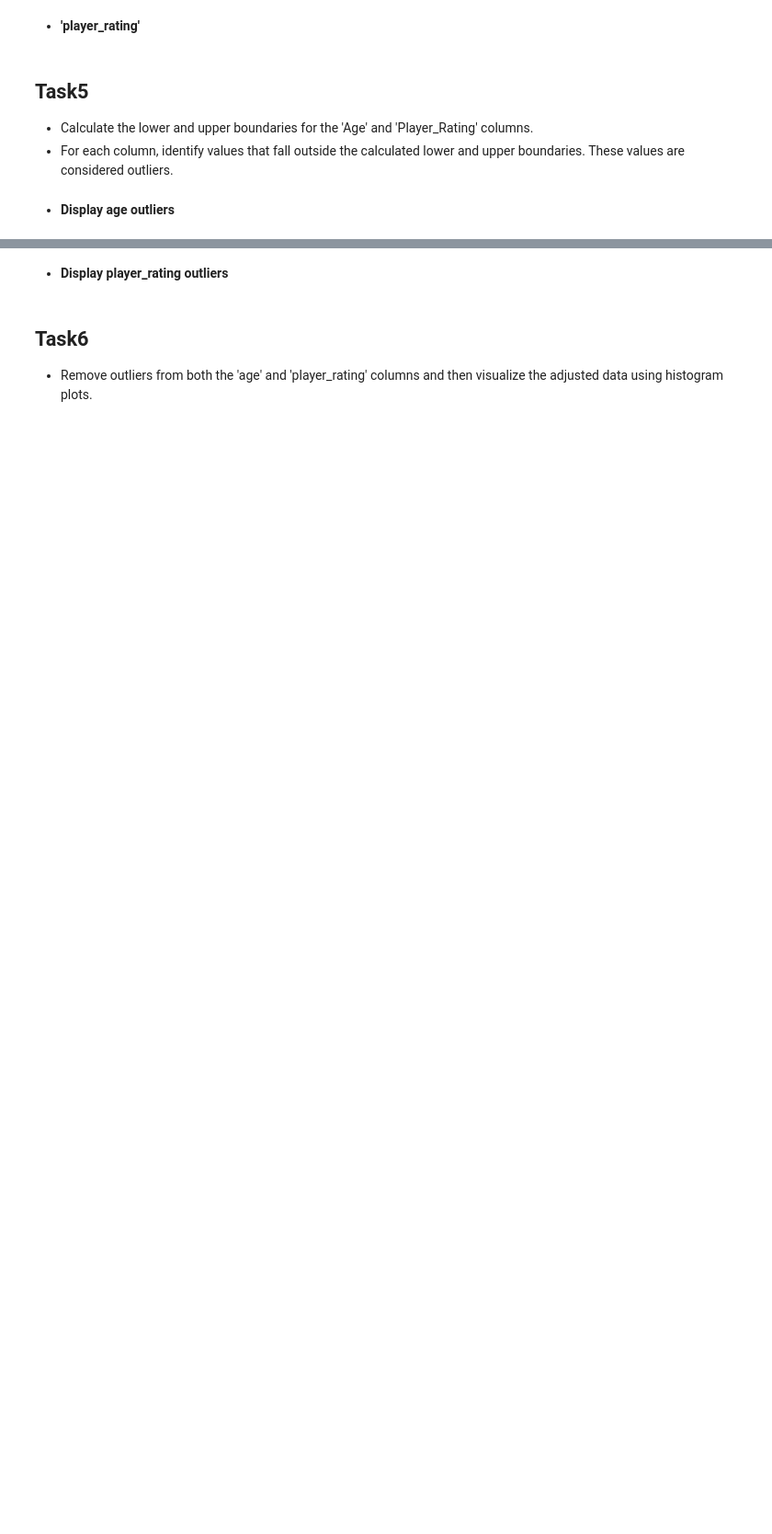
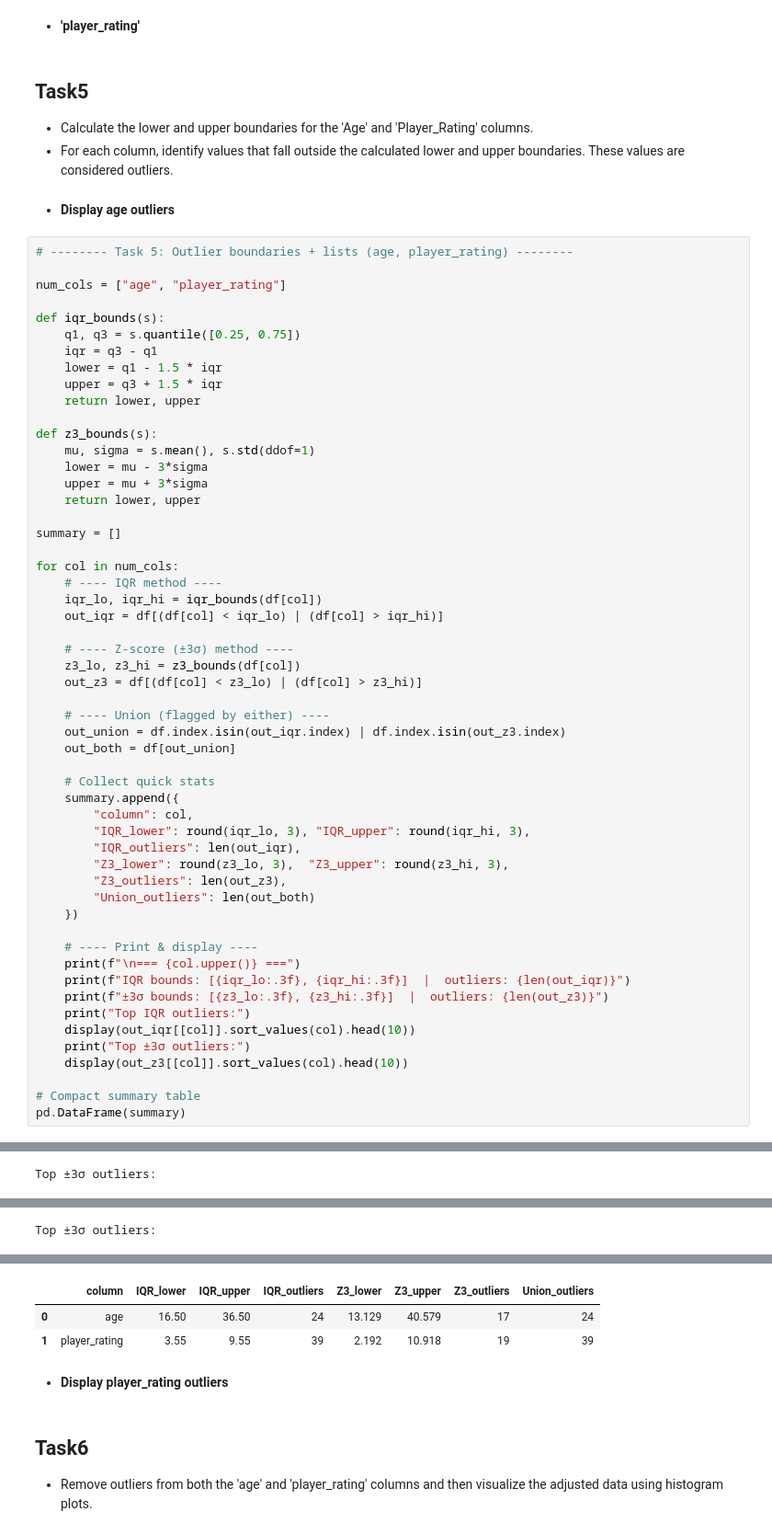
Before and after one commit to vishalxai/Codebasics_ML_Exercises, a Jupyter notebook: Maths_statistics_coding/MathsnStats_Exercise4/sports_league_outliers_detection.ipynb, the cells around one changed output, grey strips where cells are left out. Shown at 92% size. Drawn from its saved outputs; the diff is of its cells as text; blank space fills up the shorter version.

```diff
--- a/Maths_statistics_coding/MathsnStats_Exercise4/sports_league_outliers_detection.ipynb
+++ b/Maths_statistics_coding/MathsnStats_Exercise4/sports_league_outliers_detection.ipynb
@@ -103,3 +195,58 @@ Create histogram with Kernel Density Estimation (KDE) plots for both the 'age' a
 - For each column, identify values that fall outside the calculated lower and upper boundaries. These values are considered outliers.
 # %% [markdown]
 - **Display age outliers**
+# %%
+# -------- Task 5: Outlier boundaries + lists (age, player_rating) --------
+
+num_cols = ["age", "player_rating"]
+
+def iqr_bounds(s):
+    q1, q3 = s.quantile([0.25, 0.75])
+    iqr = q3 - q1
+    lower = q1 - 1.5 * iqr
+    upper = q3 + 1.5 * iqr
+    return lower, upper
+
+def z3_bounds(s):
+    mu, sigma = s.mean(), s.std(ddof=1)
+    lower = mu - 3*sigma
+    upper = mu + 3*sigma
+    return lower, upper
+
+summary = []
+
+for col in num_cols:
+    # ---- IQR method ----
+    iqr_lo, iqr_hi = iqr_bounds(df[col])
+    out_iqr = df[(df[col] < iqr_lo) | (df[col] > iqr_hi)]
+
+    # ---- Z-score (±3σ) method ----
+    z3_lo, z3_hi = z3_bounds(df[col])
+    out_z3 = df[(df[col] < z3_lo) | (df[col] > z3_hi)]
+
+    # ---- Union (flagged by either) ----
+    out_union = df.index.isin(out_iqr.index) | df.index.isin(out_z3.index)
+    out_both = df[out_union]
+
+    # Collect quick stats
+    summary.append({
+        "column": col,
+        "IQR_lower": round(iqr_lo, 3), "IQR_upper": round(iqr_hi, 3),
+        "IQR_outliers": len(out_iqr),
+        "Z3_lower": round(z3_lo, 3),  "Z3_upper": round(z3_hi, 3),
+        "Z3_outliers": len(out_z3),
+        "Union_outliers": len(out_both)
+    })
+
+    # ---- Print & display ----
+    print(f"\n=== {col.upper()} ===")
+    print(f"IQR bounds: [{iqr_lo:.3f}, {iqr_hi:.3f}]  |  outliers: {len(out_iqr)}")
+    print(f"±3σ bounds: [{z3_lo:.3f}, {z3_hi:.3f}]  |  outliers: {len(out_z3)}")
+    print("Top IQR outliers:")
+    display(out_iqr[[col]].sort_values(col).head(10))
+    print("Top ±3σ outliers:")
+    display(out_z3[[col]].sort_values(col).head(10))
+
+# Compact summary table
+pd.DataFrame(summary)
+# %% [output]
@@ -105,0 +268 @@ Create histogram with Kernel Density Estimation (KDE) plots for both the 'age' a
+Top ±3σ outliers:
@@ -105,0 +295 @@ Create histogram with Kernel Density Estimation (KDE) plots for both the 'age' a
+Top ±3σ outliers:
@@ -106,3 +307,6 @@ Create histogram with Kernel Density Estimation (KDE) plots for both the 'age' a
+|  | column | IQR_lower | IQR_upper | IQR_outliers | Z3_lower | Z3_upper | Z3_outliers | Union_outliers |
+| 0 | age | 16.50 | 36.50 | 24 | 13.129 | 40.579 | 17 | 24 |
+| 1 | player_rating | 3.55 | 9.55 | 39 | 2.192 | 10.918 | 19 | 39 |
 # %% [markdown]
 - **Display player_rating outliers**
 # %% [markdown]
```
Also changed, not shown: parts of 4 cells of this notebook, 4 other files.
